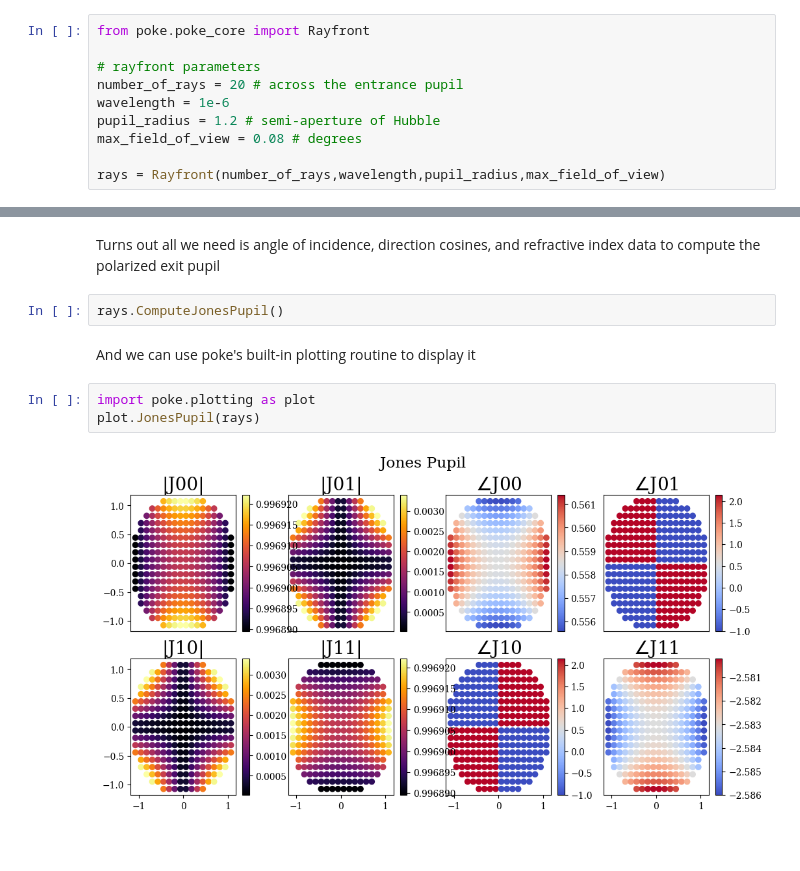
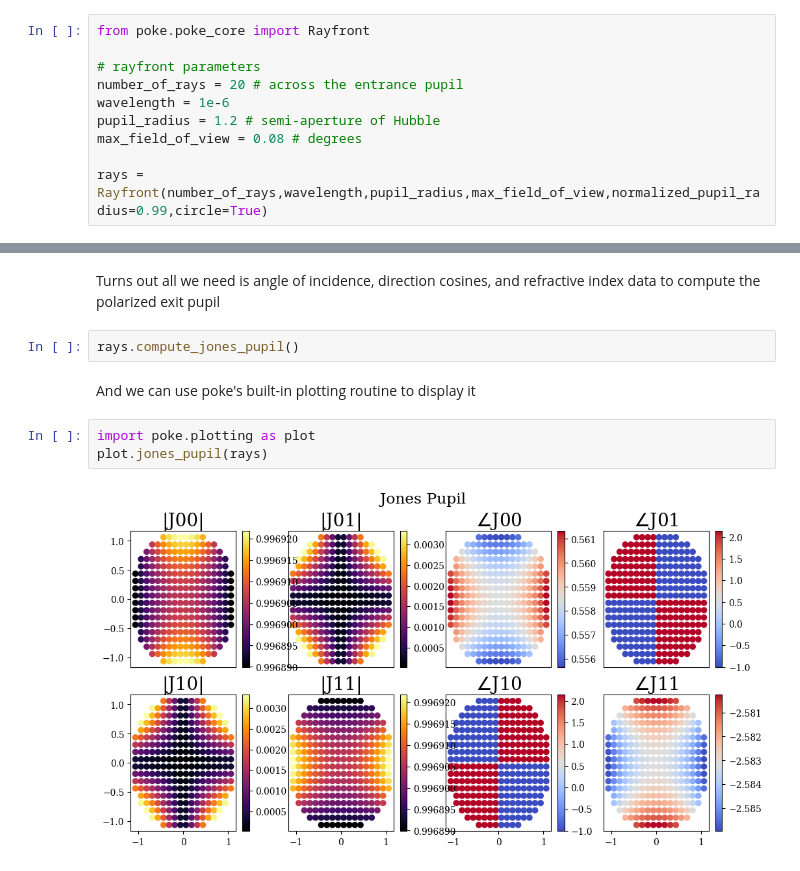
Before and after one commit to Jashcraf/poke, a Jupyter notebook: docs/notebooks/introtopolarization.ipynb, the cells around one changed output, grey strips where cells are left out. Saved outputs shown, nothing was run; the diff lists cells and outputs as text.

```diff
--- a/docs/notebooks/introtopolarization.ipynb
+++ b/docs/notebooks/introtopolarization.ipynb
@@ -41,7 +41,7 @@ wavelength = 1e-6
 pupil_radius = 1.2 # semi-aperture of Hubble
 max_field_of_view = 0.08 # degrees
 
-rays = Rayfront(number_of_rays,wavelength,pupil_radius,max_field_of_view)
+rays = Rayfront(number_of_rays,wavelength,pupil_radius,max_field_of_view,normalized_pupil_radius=0.99,circle=True)
 # %% [output]
 norm fov =  [0. 0.]
 base ray shape  (4, 276)
@@ -90,11 +80,11 @@ plt.show()
 # %% [markdown]
 Turns out all we need is angle of incidence, direction cosines, and refractive index data to compute the polarized exit pupil
 # %%
-rays.ComputeJonesPupil()
+rays.compute_jones_pupil()
 # %% [markdown]
 And we can use poke's built-in plotting routine to display it
 # %%
 import poke.plotting as plot
-plot.JonesPupil(rays)
+plot.jones_pupil(rays)
 # %% [output]
-[figure, old version]
+[figure, new version]
```
Also changed, not shown: parts of 2 cells of this notebook, 4 other files.
